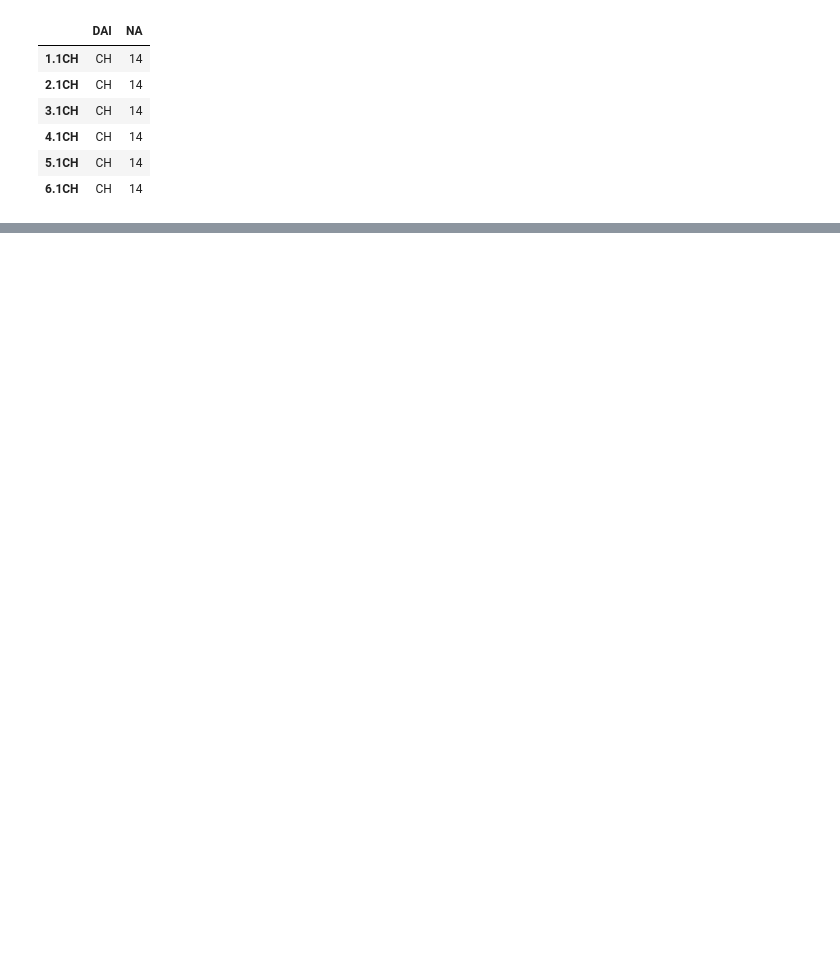
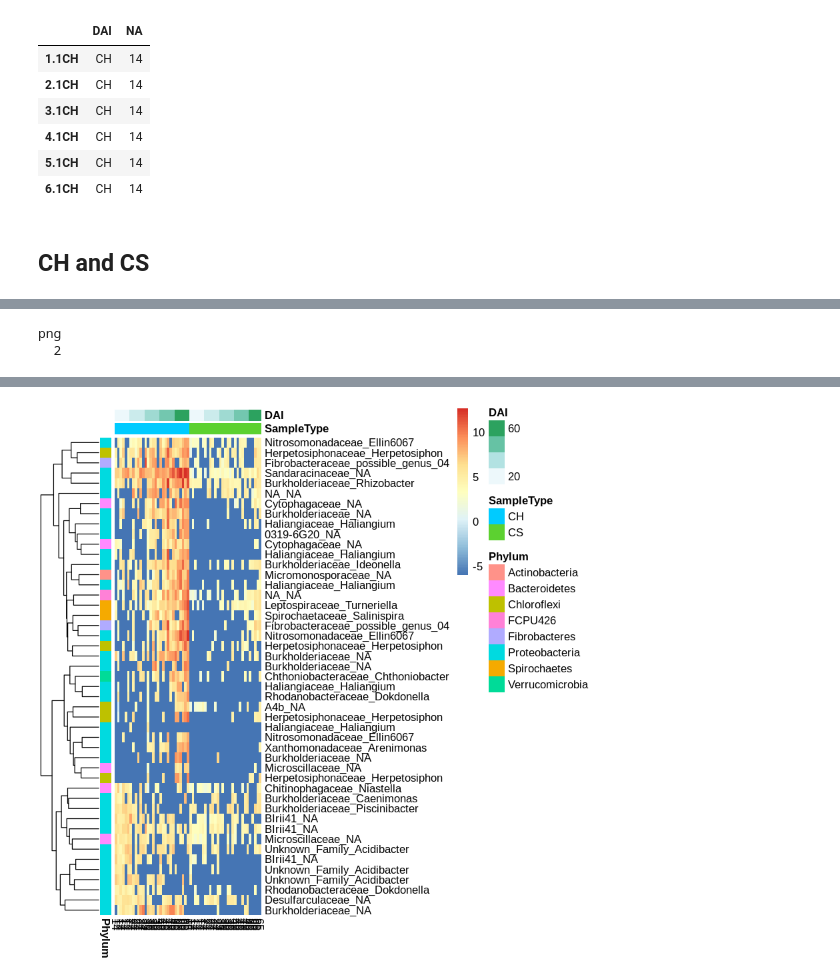
Before and after one commit to bdemmett/Hyphosphere, a Jupyter notebook: notebooks/MiSeqRuns/3Exp-Heatmap-wTime.ipynb, the cells around one changed output, grey strips where cells are left out. Cells and saved outputs as stored; diff of their text form; code cells hidden in the pictures; blank space fills up the shorter version.

```diff
--- a/notebooks/MiSeqRuns/3Exp-Heatmap-wTime.ipynb
+++ b/notebooks/MiSeqRuns/3Exp-Heatmap-wTime.ipynb
@@ -216,3 +241,57 @@ head(anno)
 | 4.1CH | CH | 14 |
 | 5.1CH | CH | 14 |
 | 6.1CH | CH | 14 |
+# %% [markdown]
+## CH and CS
+# %%
+vstCHCS = readRDS(file.path(work_dir, 'DESeqObject_Exp2CHCS_vsttrans.rds'))
+
+# get list to arrange columns of matrix
+col.order = sample_data(psCHCS) %>% as.data.frame() %>% arrange(SampleType,DAI) %>% .$Sample %>% as.character()
+
+# filter to ASVs of interest and arrange according to taxonomy
+row.order = taxa %>%
+    filter(ASV %in% df.THASVs) %>%
+    arrange(Kingdom, Phylum, Class, Order, Family, Genus) %>%
+    .$ASV %>% as.character()
+
+
+# convert variance stabilized counts to matrix
+mat = assay(vstCHCS[row.order,col.order])
+#mat = mat - rowMeans(mat)
+#head(mat)
+
+#Create dataframe for row annotations
+PhylumAnno = rownames(mat) %>%
+    as.data.frame() %>%
+    'colnames<-'('ASV') %>%
+    left_join(., taxa, by = "ASV") %>%
+    'rownames<-'(.$ASV) %>%
+    select(Phylum)
+
+# Create dataframe for row labels
+LabelAnno = rownames(mat) %>%
+    as.data.frame() %>%
+    'colnames<-'('ASV') %>%
+    left_join(., taxa, by = "ASV") %>%
+    'rownames<-'(.$ASV) %>%
+    unite_(col='Label', c("Family","Genus"), sep="_", remove=FALSE) %>%
+    select(Label)
+
+#Create dataframe for row annotations based on phylum
+
+#create annotation dataframe
+anno = sample_data(psCHCS) %>% arrange(SampleType, DAI) %>% .[,c("SampleType","DAI")] %>% as.data.frame()
+#colnames(anno) = 'DAI'
+rownames(anno) = colnames(mat)
+
+#anno <- as.data.frame(colData(vst)[, 'DAI'])
+ph = pheatmap(mat, cluster_cols = F, annotation_col = anno, annotation_row = PhylumAnno,
+         labels_row = LabelAnno$Label, labels_col = anno$DAI)
+
+pdf(file = file.path(figDir,'HeatMap_Time_CSCH.pdf'), width = 6.89, height = 7)
+ph
+dev.off()
+#pheatmap(mat, annotation_col = anno)
+rm(vstCHBS)
+# %% [output]
@@ -218,0 +303,2 @@ head(anno)
+png
+  2
@@ -218,0 +307 @@ head(anno)
+[figure, added]
```
Also changed, not shown: parts of 14 cells of this notebook, 1 other file.
